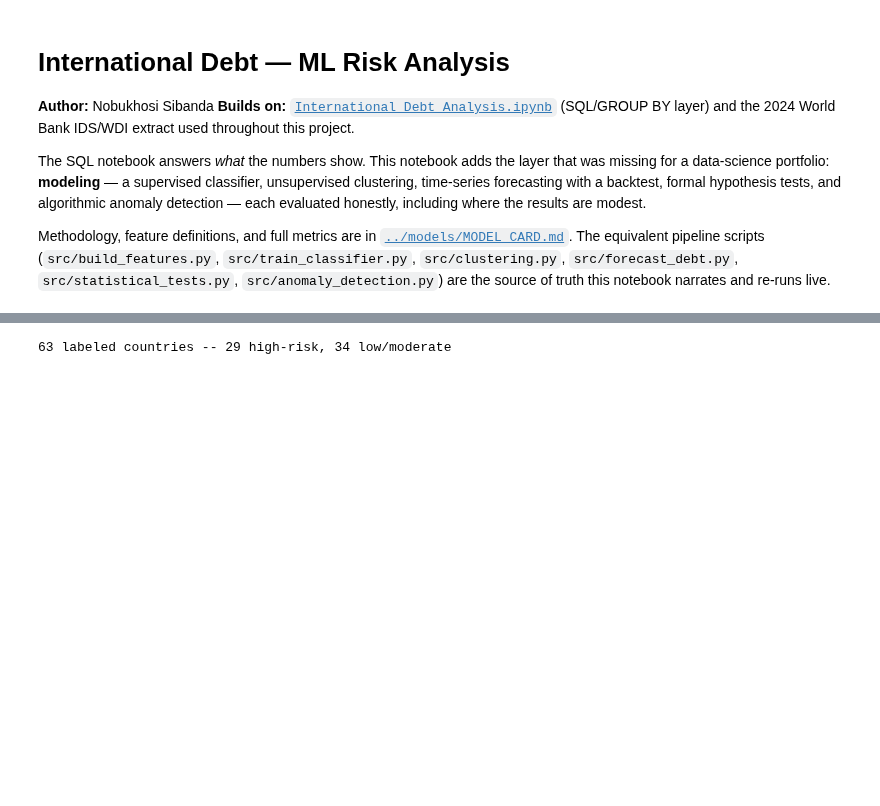
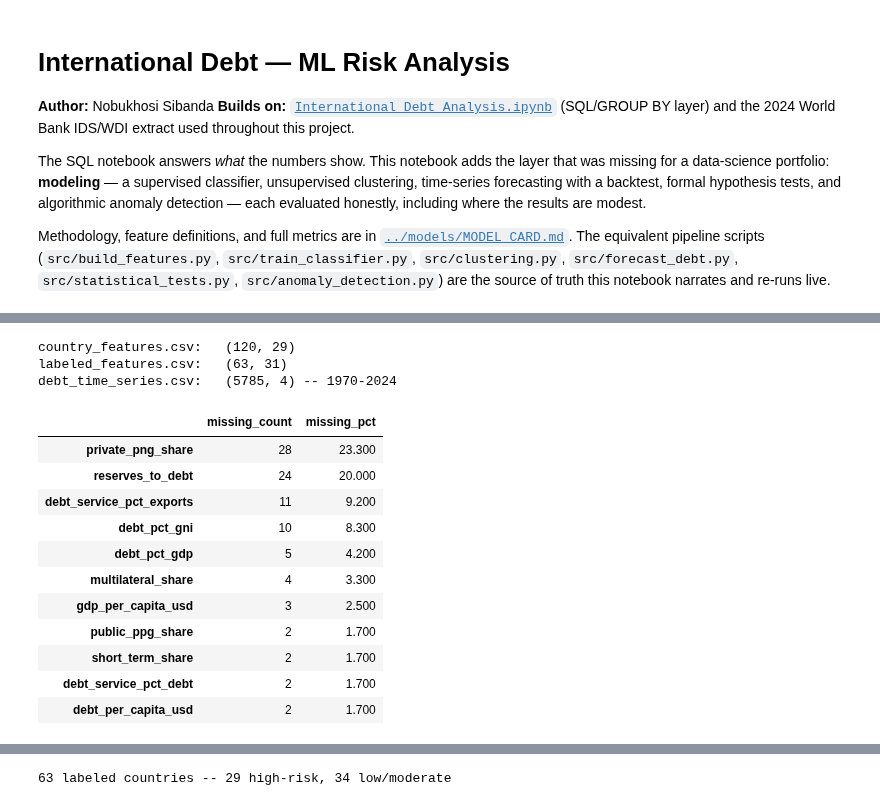
Before and after one commit to Nobby-sibanda/International-Debt, a Jupyter notebook: notebooks/ML_Debt_Risk_Analysis.ipynb, the cells around one changed output, grey strips where cells are left out. Cells and saved outputs as stored; diff of their text form; code cells hidden in the pictures; blank space fills up the shorter version.

```diff
--- a/notebooks/ML_Debt_Risk_Analysis.ipynb
+++ b/notebooks/ML_Debt_Risk_Analysis.ipynb
@@ -43,0 +51,34 @@ RANDOM_STATE = 42
+# %%
+country_features = pd.read_csv('../data/country_features.csv')
+labeled_features_eda = pd.read_csv('../data/labeled_features.csv')
+debt_history_eda = pd.read_csv('../data/debt_time_series.csv')
+
+print('country_features.csv:  ', country_features.shape)
+print('labeled_features.csv:  ', labeled_features_eda.shape)
+print('debt_time_series.csv:  ', debt_history_eda.shape,
+      f'-- {debt_history_eda.year.min()}-{debt_history_eda.year.max()}')
+# %% [output]
+country_features.csv:   (120, 29)
+labeled_features.csv:   (63, 31)
+debt_time_series.csv:   (5785, 4) -- 1970-2024
+# %%
+FEATURE_COLS = ['debt_pct_gni', 'debt_pct_gdp', 'debt_service_pct_exports', 'debt_service_pct_debt',
+                'reserves_to_debt', 'short_term_share', 'public_ppg_share', 'private_png_share',
+                'multilateral_share', 'debt_per_capita_usd', 'gdp_per_capita_usd']
+
+missing = country_features[FEATURE_COLS].isna().sum().sort_values(ascending=False)
+missing_pct = (missing / len(country_features) * 100).round(1)
+pd.DataFrame({'missing_count': missing, 'missing_pct': missing_pct})
+# %% [output]
+|  | missing_count | missing_pct |
+| private_png_share | 28 | 23.300 |
+| reserves_to_debt | 24 | 20.000 |
+| debt_service_pct_exports | 11 | 9.200 |
+| debt_pct_gni | 10 | 8.300 |
+| debt_pct_gdp | 5 | 4.200 |
+| multilateral_share | 4 | 3.300 |
+| gdp_per_capita_usd | 3 | 2.500 |
+| public_ppg_share | 2 | 1.700 |
+| short_term_share | 2 | 1.700 |
+| debt_service_pct_debt | 2 | 1.700 |
+| debt_per_capita_usd | 2 | 1.700 |
```
Also changed, not shown: parts of 16 cells of this notebook.
